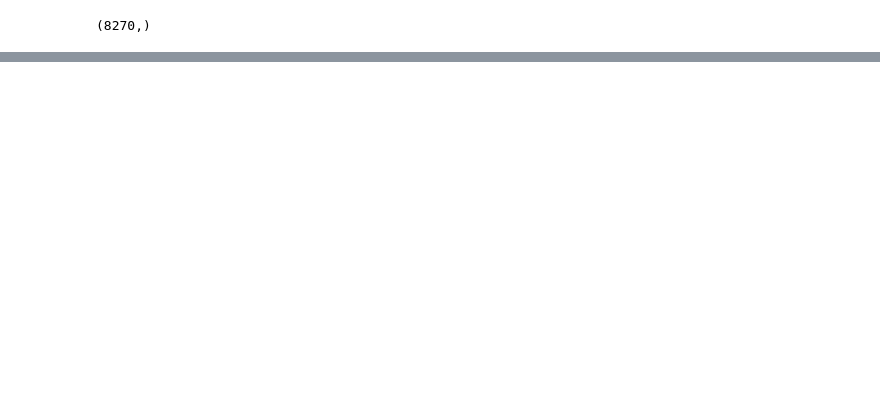
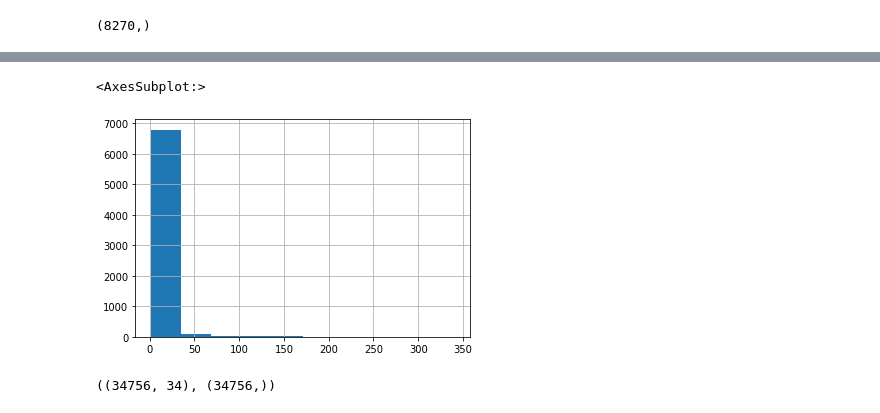
Before and after one commit to Schayik/u-data-science-blog-post, a Jupyter notebook: data-review.ipynb, the cells around one changed output, grey strips where cells are left out. Cells and saved outputs as stored; diff of their text form; code cells hidden in the pictures; blank space fills up the shorter version.

Commit message:
finished data review v1

```diff
--- a/data-review.ipynb
+++ b/data-review.ipynb
@@ -115,0 +225,5 @@ df['DevType'].unique().shape
+# %%
+df['ConvertedComp'].value_counts().hist()
+# %% [output]
+<AxesSubplot:>
+[figure, added]
@@ -115,0 +263,6 @@ df['DevType'].unique().shape
+# %%
+#Use the function to create X and y
+X, y = clean_data(df, dev_type_df)
+X.shape, y.shape
+# %% [output]
+((34756, 34), (34756,))
```
Also changed, not shown: parts of 19 cells of this notebook.
